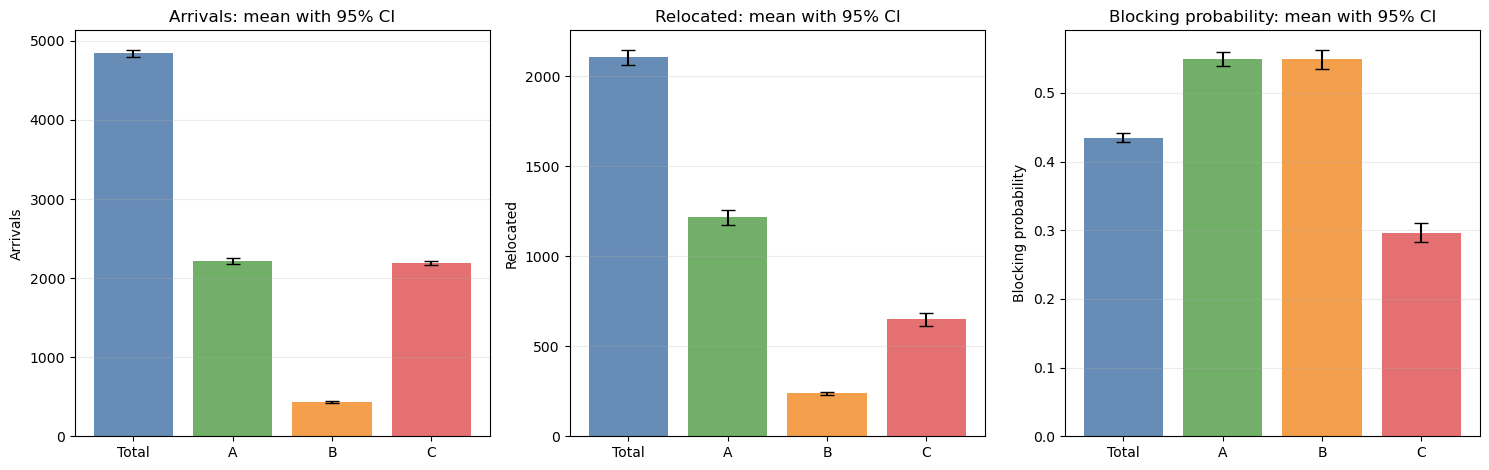
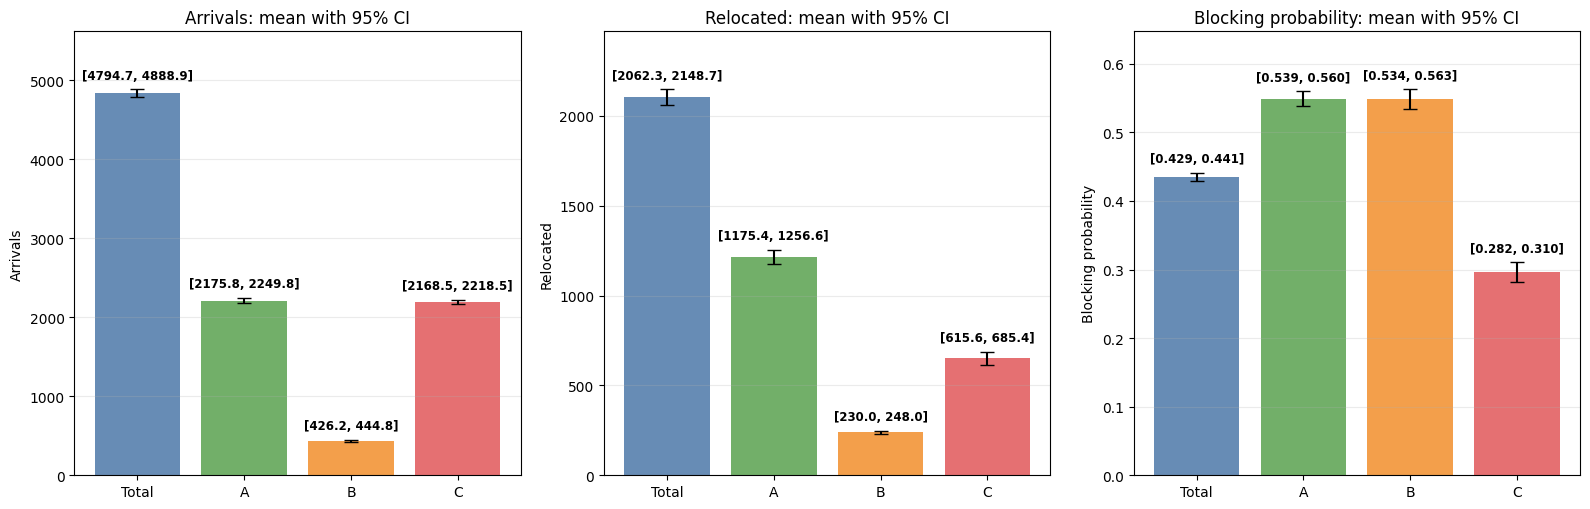
The change to this notebook cell's code, shown as a diff; its figure went from the first image to the second:
--- before
+++ after
@@ -1,10 +1,17 @@
+import numpy as np
+import matplotlib.pyplot as plt
+
 def unpack(metric_names):
     means = []
     half = []
+    los = []
+    his = []
     for m in metric_names:
         mean, sd, lo, hi = ci_summary[m]
         means.append(mean)
         half.append((hi - lo) / 2.0)
-    return np.array(means, dtype=float), np.array(half, dtype=float)
+        los.append(lo)
+        his.append(hi)
+    return np.array(means, dtype=float), np.array(half, dtype=float), np.array(los, dtype=float), np.array(his, dtype=float)
 
 arr_metrics = ["arrivals_total", "arrivals_A", "arrivals_B", "arrivals_C"]
@@ -13,12 +20,22 @@
 labels = ["Total", "A", "B", "C"]
 
-arr_mean, arr_err = unpack(arr_metrics)
-rel_mean, rel_err = unpack(rel_metrics)
-blk_mean, blk_err = unpack(blk_metrics)
+arr_mean, arr_err, arr_lo, arr_hi = unpack(arr_metrics)
+rel_mean, rel_err, rel_lo, rel_hi = unpack(rel_metrics)
+blk_mean, blk_err, blk_lo, blk_hi = unpack(blk_metrics)
 
 x = np.arange(len(labels))
 colors = ["#4c78a8", "#59a14f", "#f28e2b", "#e15759"]
 
-fig, axes = plt.subplots(1, 3, figsize=(15, 4.8), sharex=False)
+def annotate_bars(ax, x_coords, means, errors, los, his, is_prob=False):
+    max_val = max(means + errors)
+    for idx, (val, err, lo, hi) in enumerate(zip(means, errors, los, his)):
+        y_pos = val + err + (max_val * 0.02) 
+        if is_prob:
+            label = f"[{lo:.3f}, {hi:.3f}]"
+        else:
+            label = f"[{lo:.1f}, {hi:.1f}]"
+        ax.text(x_coords[idx], y_pos, label, ha='center', va='bottom', fontsize=8.5, fontweight='bold')
+
+fig, axes = plt.subplots(1, 3, figsize=(16, 5.2), sharex=False)
 
 axes[0].bar(x, arr_mean, yerr=arr_err, capsize=5, alpha=0.85, color=colors)
@@ -28,4 +45,6 @@
 axes[0].set_ylabel("Arrivals")
 axes[0].grid(axis="y", alpha=0.25)
+axes[0].set_ylim(0, max(arr_mean + arr_err) * 1.15)
+annotate_bars(axes[0], x, arr_mean, arr_err, arr_lo, arr_hi, is_prob=False)
 
 axes[1].bar(x, rel_mean, yerr=rel_err, capsize=5, alpha=0.85, color=colors)
@@ -35,4 +54,6 @@
 axes[1].set_ylabel("Relocated")
 axes[1].grid(axis="y", alpha=0.25)
+axes[1].set_ylim(0, max(rel_mean + rel_err) * 1.15)
+annotate_bars(axes[1], x, rel_mean, rel_err, rel_lo, rel_hi, is_prob=False)
 
 axes[2].bar(x, blk_mean, yerr=blk_err, capsize=5, alpha=0.85, color=colors)
@@ -42,4 +63,6 @@
 axes[2].set_ylabel("Blocking probability")
 axes[2].grid(axis="y", alpha=0.25)
+axes[2].set_ylim(0, max(blk_mean + blk_err) * 1.15)
+annotate_bars(axes[2], x, blk_mean, blk_err, blk_lo, blk_hi, is_prob=True)
 
 plt.tight_layout()

Commit: CI plots